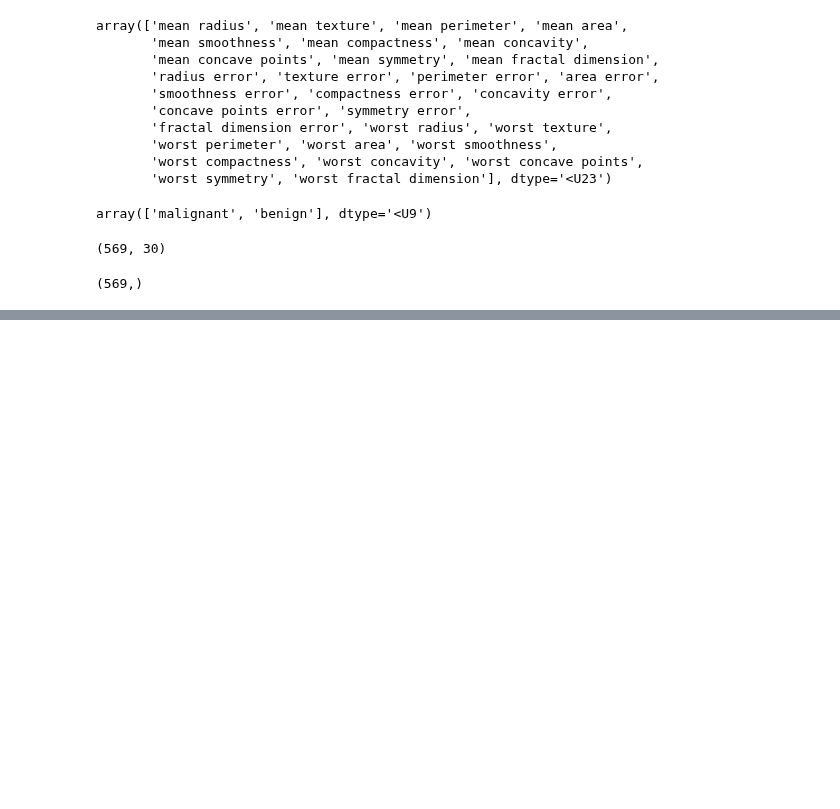
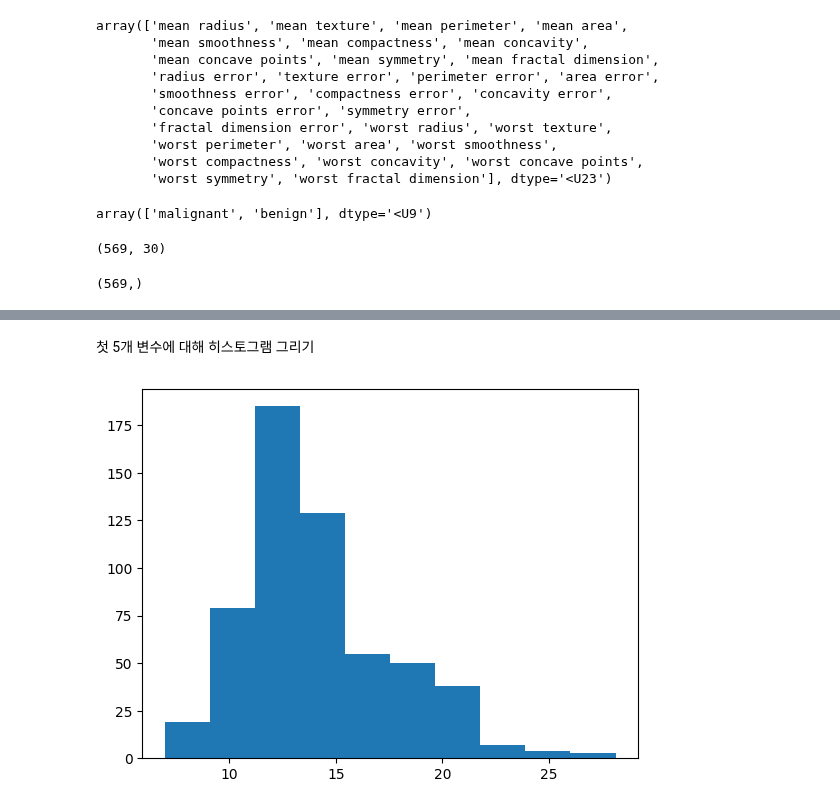
Before and after one commit to Sjleerodls/Data_Analysis, a Jupyter notebook: lab_da/ml09_classification.ipynb, the cells around one changed output, grey strips where cells are left out. Drawn from its saved outputs; the diff is of its cells as text; code cells hidden in the pictures; blank space fills up the shorter version.

```diff
--- a/lab_da/ml09_classification.ipynb
+++ b/lab_da/ml09_classification.ipynb
@@ -78,0 +172,12 @@ y.shape     #> (samples, )
+# %% [markdown]
+첫 5개 변수에 대해 히스토그램 그리기
+# %%
+plt.hist(cancer_df['mean radius'])
+# plt.hist(cancer_df['mean texture'])
+# plt.hist(cancer_df['mean perimeter'])
+# plt.hist(cancer_df['mean area'])
+# plt.hist(cancer_df['mean smoothness'])
+
+plt.show()
+# %% [output]
+[figure, added]
```
Also changed, not shown: parts of 43 cells of this notebook.
